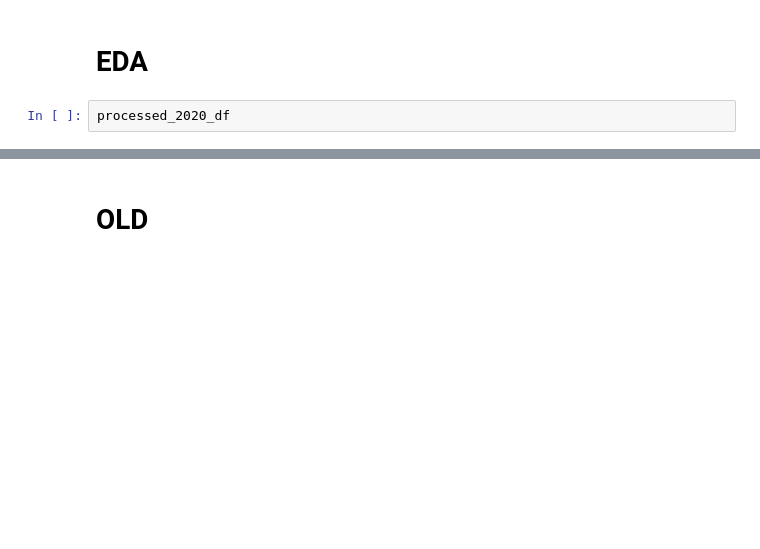
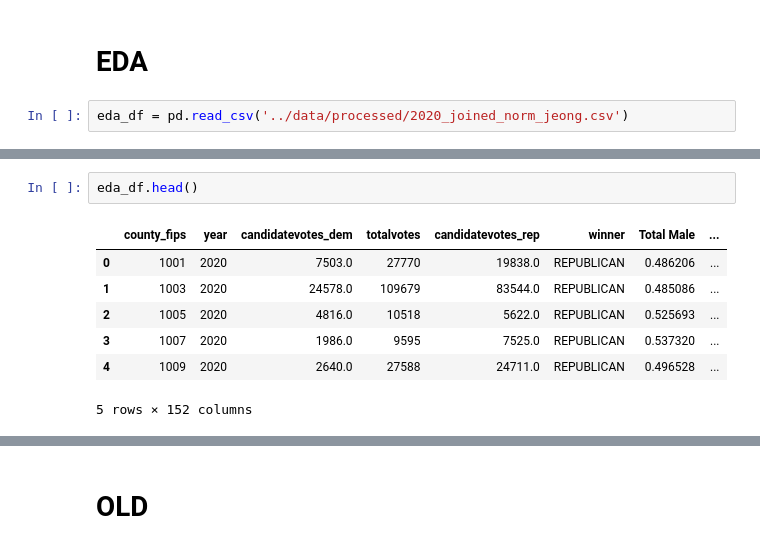
Before and after one commit to datif1/DSC445-ML1-Election-Prediction, a Jupyter notebook: notebooks/eda-yung.ipynb, the cells around one changed output, grey strips where cells are left out. Drawn from its saved outputs; the diff is of its cells as text; blank space fills up the shorter version.

```diff
--- a/notebooks/eda-yung.ipynb
+++ b/notebooks/eda-yung.ipynb
@@ -256,4 +257,4 @@ processed_2020_df.to_csv('../data/processed/2020_joined_norm_jeong.csv', index=F
 # %% [markdown]
 # EDA
 # %%
-processed_2020_df
+eda_df = pd.read_csv('../data/processed/2020_joined_norm_jeong.csv')
@@ -273,0 +261,10 @@ processed_2020_df
+# %%
+eda_df.head()
+# %% [output]
+|  | county_fips | year | candidatevotes_dem | totalvotes | candidatevotes_rep | winner | Total Male | ... |
+| 0 | 1001 | 2020 | 7503.0 | 27770 | 19838.0 | REPUBLICAN | 0.486206 | ... |
+| 1 | 1003 | 2020 | 24578.0 | 109679 | 83544.0 | REPUBLICAN | 0.485086 | ... |
+| 2 | 1005 | 2020 | 4816.0 | 10518 | 5622.0 | REPUBLICAN | 0.525693 | ... |
+| 3 | 1007 | 2020 | 1986.0 | 9595 | 7525.0 | REPUBLICAN | 0.537320 | ... |
+| 4 | 1009 | 2020 | 2640.0 | 27588 | 24711.0 | REPUBLICAN | 0.496528 | ... |
+5 rows × 152 columns
```
Also changed, not shown: parts of 11 cells of this notebook, 1 other file.
